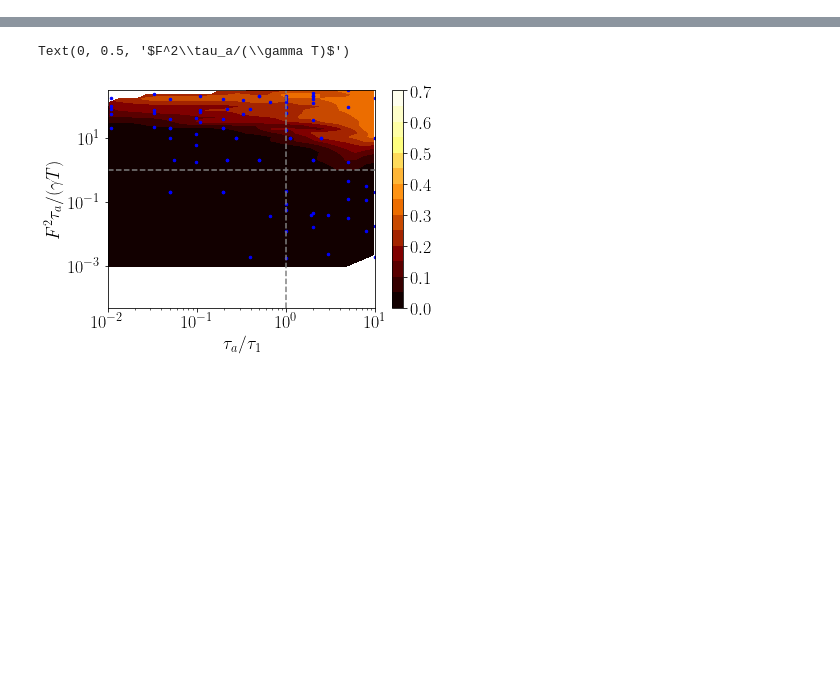
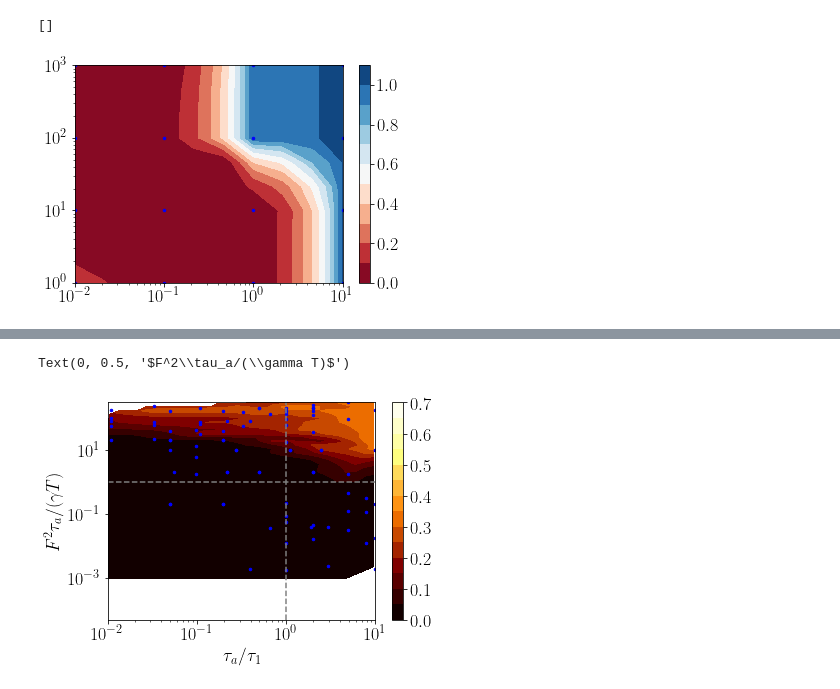
Before and after one commit to s-brahmachari/Active-noise-simulations, a Jupyter notebook: analysis_codes/plot-RDP.ipynb, the cells around one changed output, grey strips where cells are left out. Drawn from its saved outputs; the diff is of its cells as text; code cells hidden in the pictures; blank space fills up the shorter version.

```diff
--- a/analysis_codes/plot-RDP.ipynb
+++ b/analysis_codes/plot-RDP.ipynb
@@ -174,0 +155,57 @@ fig.savefig('../../plots/Rouse/RC_RDP_R0100.png', dpi=300, bbox_inches='tight')
+# %%
+ind=4
+
+fmt = ticker.LogFormatterMathtext()
+fmt.create_dummy_axis()
+
+norm = mpl.colors.Normalize(vmin=0, vmax=0.6)
+cmap = cm.gist_rainbow
+m = cm.ScalarMappable(norm=norm, cmap=cmap)
+# print(m.to_rgba(x))
+Ts,Fs,Tas=[],[],[]
+Rmax=[]
+betas=[]
+T0=100
+fpath='../../data/ROUSE_chainN100_confinedR0500/'
+
+for fname in os.listdir(fpath):
+    if '.npz' in fname and 'RadNumDens' in fname:
+        # print(fname)#.split('_'))
+        T= float(fname.split('_')[ind].replace('T',''))
+        F=float(fname.split('_')[ind+1].replace('F',''))
+        Ta=float(fname.split('_')[ind+2].replace('Ta',''))
+        kb=float(fname.split('_')[ind+7].replace('kb',''))
+        Esoft=float(fname.split('_')[ind+3].replace('Esoft',''))
+        R0=float(fname.split('_')[ind+4].replace('R0',''))
+        dt=float(fname.split('_')[ind+8].replace('dt',''))
+        # print(T,F,Ta,Esoft,R0)
+        if T==T0:
+            npzfile=np.load(fpath+fname)
+
+            b_act=F**2*Ta/(0.1*0.0083*T)
+
+            betas.append(b_act)
+            Ts.append(T)
+            Tas.append(Ta)
+            Fs.append(F)
+
+            Rm=npzfile['bins'][np.where(npzfile['hist']==npzfile['hist'].max())][0]
+            Rmax.append(Rm/500)
+
+Xi,Yi=np.meshgrid(np.logspace(-2,1,10),np.logspace(0,3,10))
+triang=tri.Triangulation(Fs,Tas)
+interpZ=tri.LinearTriInterpolator(triang,Rmax)
+Zi=interpZ(Xi,Yi)
+plt.contourf(Xi, Yi, Zi, levels=np.arange(0.,1.2,0.1),cmap='RdBu')
+plt.colorbar()
+
+# cs= plt.contour(Xi,Yi,Xi**2*Yi/(0.1*0.0083*T0), colors='k', levels=[1, 10,1e2,1e3],)
+
+# plt.clabel(cs, cs.levels, inline=True,fmt=fmt, fontsize=16)
+
+plt.plot(Fs,Tas,'.',c='b',markersize=5)
+
+plt.loglog()
+# %% [output]
+[]
+[figure, added]
```
Also changed, not shown: parts of 6 cells of this notebook, 8 other files.
